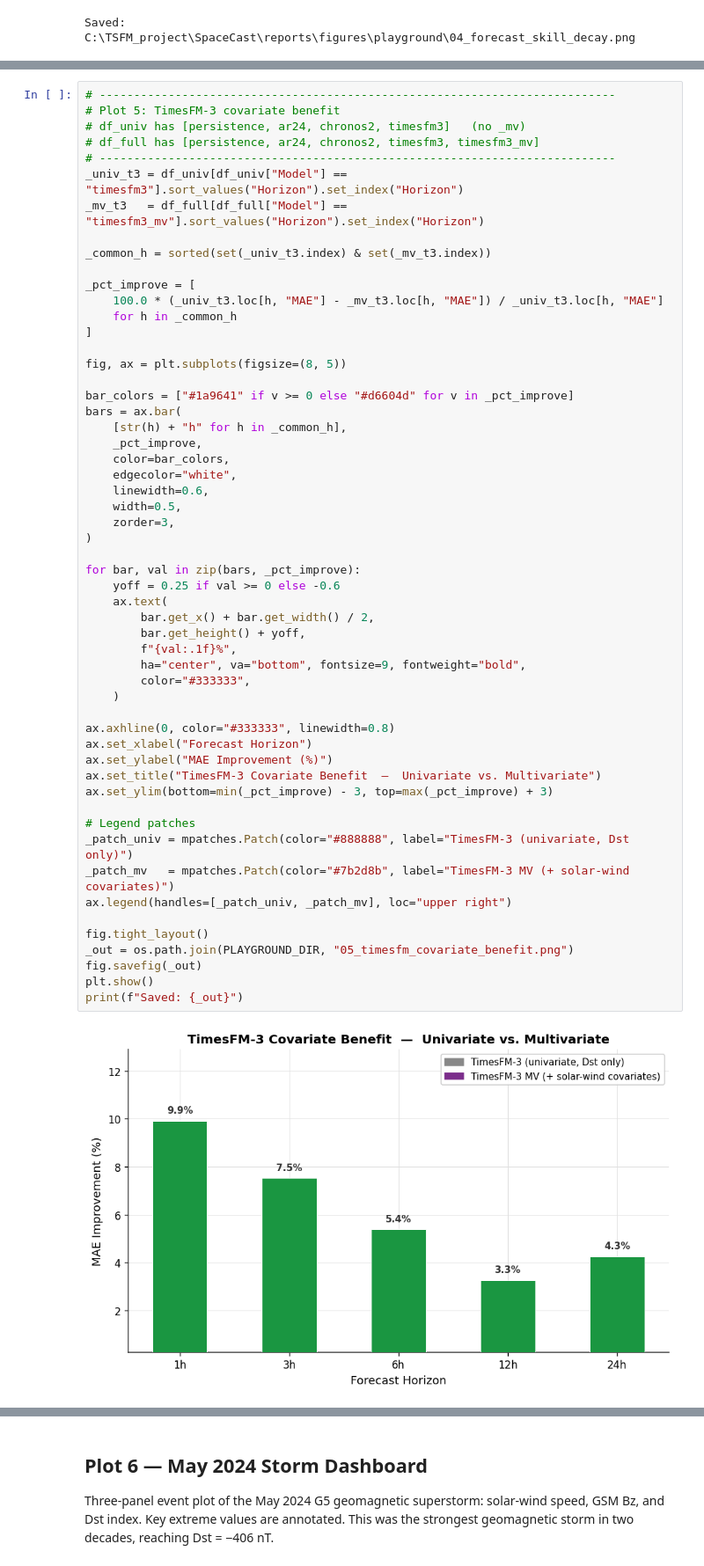
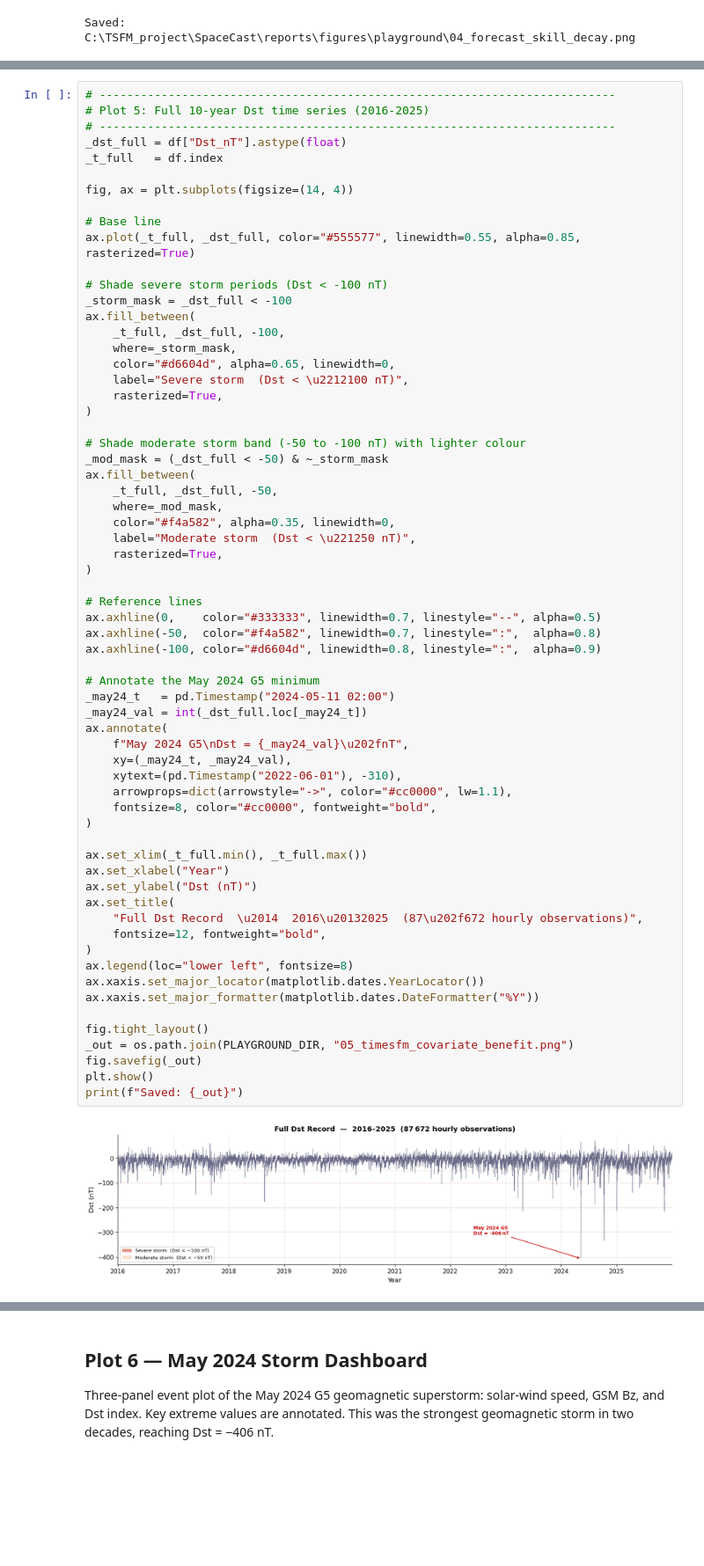
Before and after one commit to Shaleen-Garg/SpaceCast--Space-Weather-Forecasting, a Jupyter notebook: notebooks/07_playground.ipynb, the cells around one changed output, grey strips where cells are left out. Shown at 88% size. Cells and saved outputs as stored; diff of their text form; blank space fills up the shorter version.

```diff
--- a/notebooks/07_playground.ipynb
+++ b/notebooks/07_playground.ipynb
@@ -368,60 +368,69 @@ Percentage improvement in MAE when solar-wind covariates are added to TimesFM-3
 # %%
 # ---------------------------------------------------------------------------
-# Plot 5: TimesFM-3 covariate benefit
-# df_univ has [persistence, ar24, chronos2, timesfm3]   (no _mv)
-# df_full has [persistence, ar24, chronos2, timesfm3, timesfm3_mv]
+# Plot 5: Full 10-year Dst time series (2016-2025)
 # ---------------------------------------------------------------------------
-_univ_t3 = df_univ[df_univ["Model"] == "timesfm3"].sort_values("Horizon").set_index("Horizon")
-_mv_t3   = df_full[df_full["Model"] == "timesfm3_mv"].sort_values("Horizon").set_index("Horizon")
+_dst_full = df["Dst_nT"].astype(float)
+_t_full   = df.index
 
-_common_h = sorted(set(_univ_t3.index) & set(_mv_t3.index))
+fig, ax = plt.subplots(figsize=(14, 4))
 
-_pct_improve = [
-    100.0 * (_univ_t3.loc[h, "MAE"] - _mv_t3.loc[h, "MAE"]) / _univ_t3.loc[h, "MAE"]
-    for h in _common_h
-]
+# Base line
+ax.plot(_t_full, _dst_full, color="#555577", linewidth=0.55, alpha=0.85, rasterized=True)
 
-fig, ax = plt.subplots(figsize=(8, 5))
-
-bar_colors = ["#1a9641" if v >= 0 else "#d6604d" for v in _pct_improve]
-bars = ax.bar(
-    [str(h) + "h" for h in _common_h],
-    _pct_improve,
-    color=bar_colors,
-    edgecolor="white",
-    linewidth=0.6,
-    width=0.5,
-    zorder=3,
+# Shade severe storm periods (Dst < -100 nT)
+_storm_mask = _dst_full < -100
+ax.fill_between(
+    _t_full, _dst_full, -100,
+    where=_storm_mask,
+    color="#d6604d", alpha=0.65, linewidth=0,
+    label="Severe storm  (Dst < \u2212100 nT)",
+    rasterized=True,
 )
 
-for bar, val in zip(bars, _pct_improve):
-    yoff = 0.25 if val >= 0 else -0.6
-    ax.text(
-        bar.get_x() + bar.get_width() / 2,
-        bar.get_height() + yoff,
-        f"{val:.1f}%",
-        ha="center", va="bottom", fontsize=9, fontweight="bold",
-        color="#333333",
-    )
+# Shade moderate storm band (-50 to -100 nT) with lighter colour
+_mod_mask = (_dst_full < -50) & ~_storm_mask
+ax.fill_between(
+    _t_full, _dst_full, -50,
+    where=_mod_mask,
+    color="#f4a582", alpha=0.35, linewidth=0,
+    label="Moderate storm  (Dst < \u221250 nT)",
+    rasterized=True,
+)
 
-ax.axhline(0, color="#333333", linewidth=0.8)
-ax.set_xlabel("Forecast Horizon")
-ax.set_ylabel("MAE Improvement (%)")
-ax.set_title("TimesFM-3 Covariate Benefit  —  Univariate vs. Multivariate")
-ax.set_ylim(bottom=min(_pct_improve) - 3, top=max(_pct_improve) + 3)
+# Reference lines
+ax.axhline(0,    color="#333333", linewidth=0.7, linestyle="--", alpha=0.5)
+ax.axhline(-50,  color="#f4a582", linewidth=0.7, linestyle=":",  alpha=0.8)
+ax.axhline(-100, color="#d6604d", linewidth=0.8, linestyle=":",  alpha=0.9)
 
-# Legend patches
-_patch_univ = mpatches.Patch(color="#888888", label="TimesFM-3 (univariate, Dst only)")
-_patch_mv   = mpatches.Patch(color="#7b2d8b", label="TimesFM-3 MV (+ solar-wind covariates)")
-ax.legend(handles=[_patch_univ, _patch_mv], loc="upper right")
+# Annotate the May 2024 G5 minimum
+_may24_t   = pd.Timestamp("2024-05-11 02:00")
+_may24_val = int(_dst_full.loc[_may24_t])
+ax.annotate(
+    f"May 2024 G5\nDst = {_may24_val}\u202fnT",
+    xy=(_may24_t, _may24_val),
+    xytext=(pd.Timestamp("2022-06-01"), -310),
+    arrowprops=dict(arrowstyle="->", color="#cc0000", lw=1.1),
+    fontsize=8, color="#cc0000", fontweight="bold",
+)
+
+ax.set_xlim(_t_full.min(), _t_full.max())
+ax.set_xlabel("Year")
+ax.set_ylabel("Dst (nT)")
+ax.set_title(
+    "Full Dst Record  \u2014  2016\u20132025  (87\u202f672 hourly observations)",
+    fontsize=12, fontweight="bold",
+)
+ax.legend(loc="lower left", fontsize=8)
+ax.xaxis.set_major_locator(matplotlib.dates.YearLocator())
+ax.xaxis.set_major_formatter(matplotlib.dates.DateFormatter("%Y"))
 
 fig.tight_layout()
 _out = os.path.join(PLAYGROUND_DIR, "05_timesfm_covariate_benefit.png")
 fig.savefig(_out)
 plt.show()
 print(f"Saved: {_out}")
 # %% [output]
-[figure, old version]
+[figure, new version]
 Saved: C:\TSFM_project\SpaceCast\reports\figures\playground\05_timesfm_covariate_benefit.png
 # %% [markdown]
 ## Plot 6 — May 2024 Storm Dashboard
```
Also changed, not shown: parts of 2 cells of this notebook, 9 other files.
